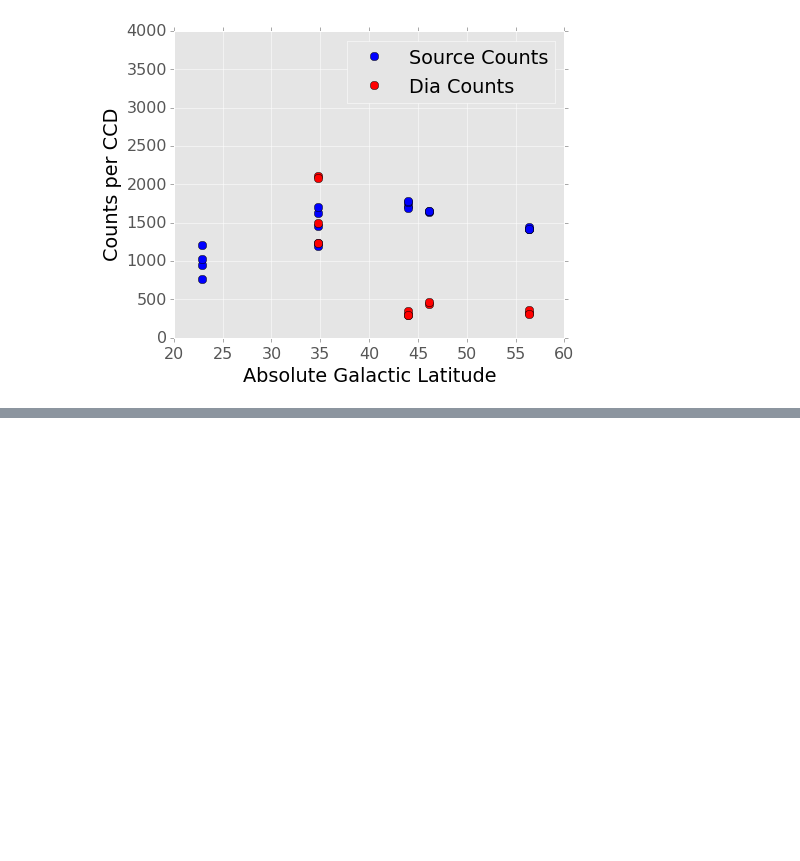
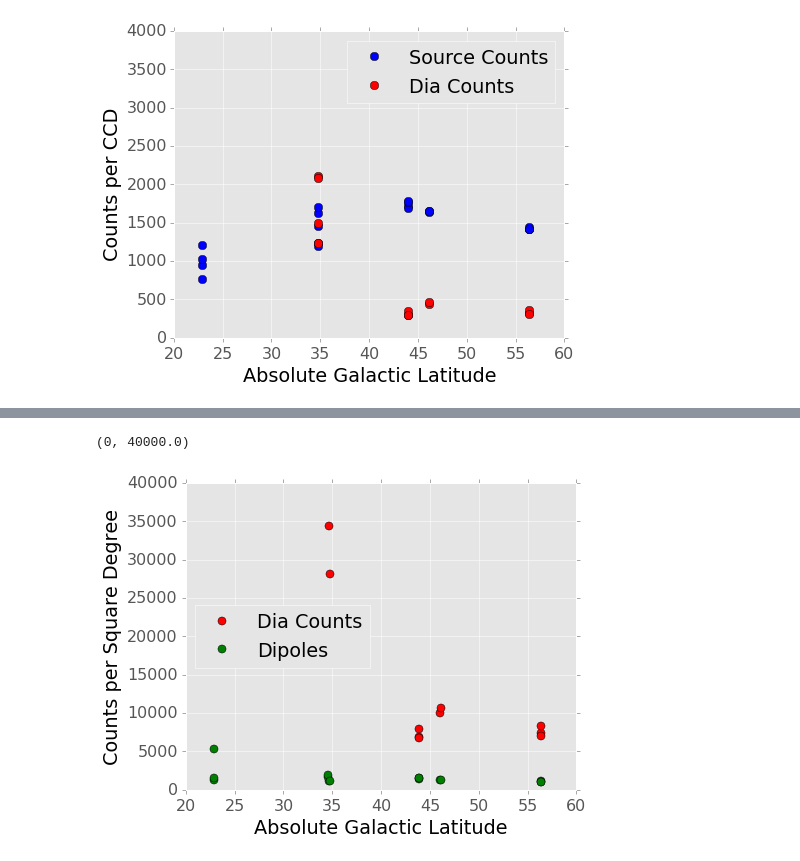
Before and after one commit to ctslater/lsst_ideas, a Jupyter notebook: diffim_latitude.ipynb, the cells around one changed output, grey strips where cells are left out. Saved outputs shown, nothing was run; the diff lists cells and outputs as text; code cells hidden in the pictures; blank space fills up the shorter version.

Commit message:
Updated but not cleaned-up diffim noise analysis.

```diff
--- a/diffim_latitude.ipynb
+++ b/diffim_latitude.ipynb
@@ -91,0 +77,3 @@ fig
+# %%
+sq_deg_per_ccd = 2000*4090*(0.263)**2/(3600.0)**2
+print sq_deg_per_ccd
@@ -91,0 +82,18 @@ fig
+# %%
+db = MySQLdb.connect(db="diffim", read_default_file="~/.my.cnf")
+cursor = db.cursor()
+# %%
+cursor.execute("SELECT visitid, templateVisitId, AVG(coord_ra), AVG(coord_dec), "
+               "COUNT(DISTINCT ccdnum), count(visitid), sum(classification_dipole) "
+               "FROM diasource GROUP BY visitid;")
+rows = cursor.fetchall()
+#rows
+
+counts_table = Table(rows=rows, names=("visit", "templateVisit", "field_ra", "field_dec",
+                                       "ccd_count", "source_count", "dipole_count"))
+src_coord = SkyCoord(ra=counts_table['field_ra'],
+                     dec=counts_table['field_dec'],
+                     unit=(u.deg, u.deg))
+counts_table['galactic_lat'] = src_coord.galactic.b.deg
+counts_table['galactic_lon'] = src_coord.galactic.l.deg
+counts_table
@@ -91,0 +119,14 @@ fig
+# %%
+plt.plot(np.abs(counts_table['galactic_lat']),
+         counts_table["source_count"]/counts_table["ccd_count"]/sq_deg_per_ccd, 'ro',
+         label="Dia Counts", ms=8)
+plt.plot(np.abs(counts_table['galactic_lat']),
+         counts_table["dipole_count"]/counts_table["ccd_count"]/sq_deg_per_ccd, 'go',
+         label="Dipoles", ms=8)
+plt.xlabel("Absolute Galactic Latitude")
+plt.ylabel("Counts per Square Degree")
+plt.legend(loc=0, numpoints=1)
+plt.ylim(0,40e3)
+# %% [output]
+(0, 40000.0)
+[figure, added]
```
Also changed, not shown: parts of 17 cells of this notebook.
